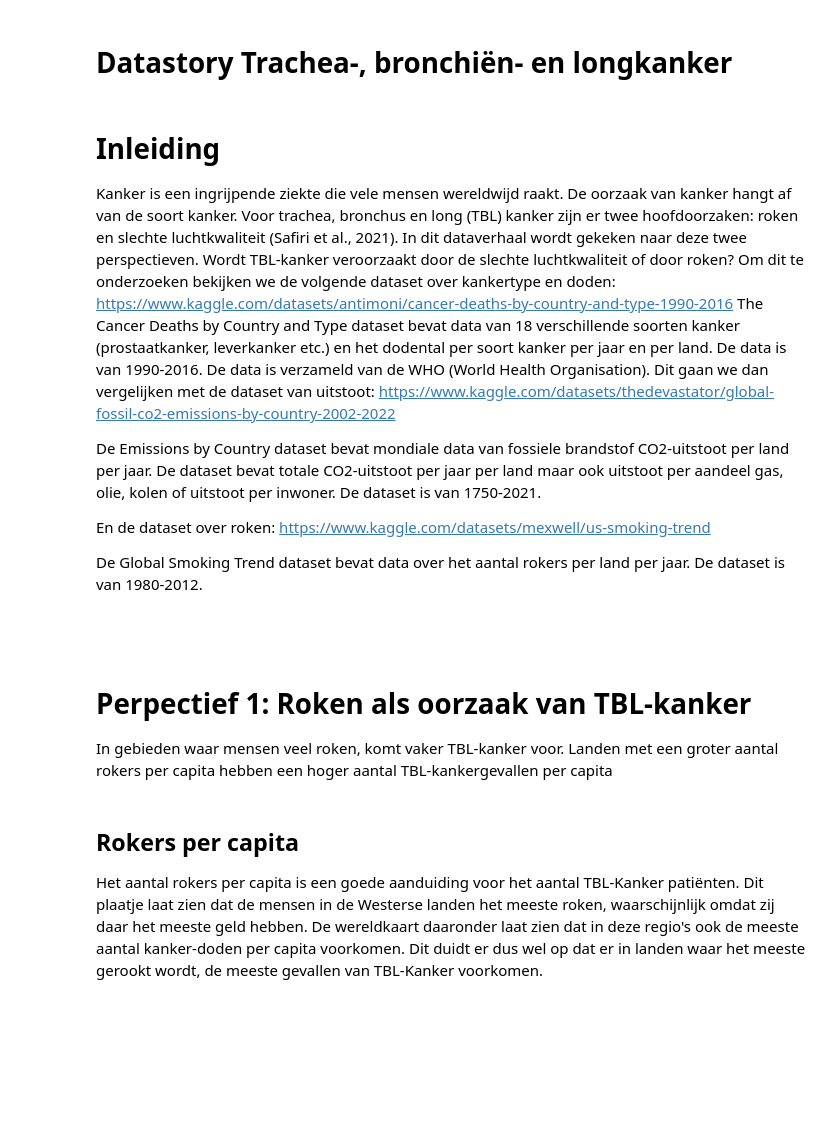
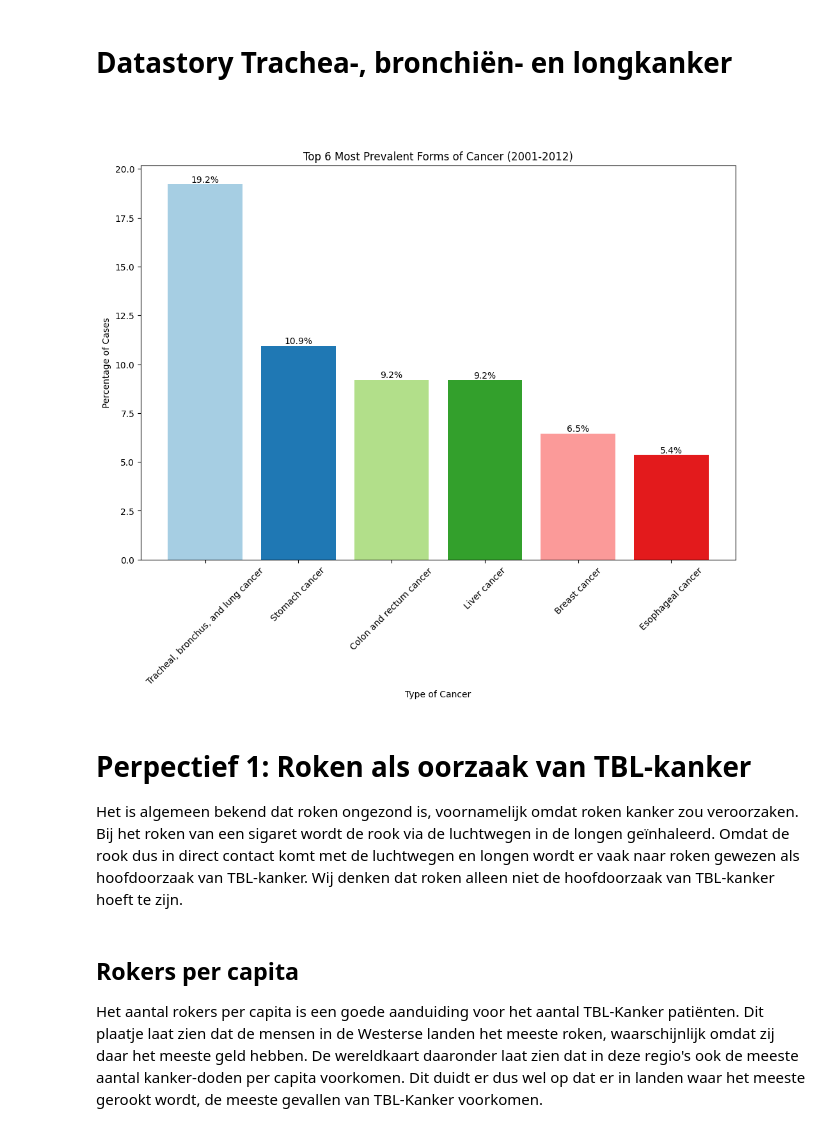
Before and after one commit to PJWVDH/infovis-g6-repo, a Jupyter notebook: docs/notebook.ipynb, the cells around one changed output. Cells and saved outputs as stored; diff of their text form; code cells hidden in the pictures; blank space fills up the shorter version.

```diff
--- a/docs/notebook.ipynb
+++ b/docs/notebook.ipynb
@@ -1,20 +1,5 @@
 # %% [markdown]
 # Datastory Trachea-, bronchiën- en longkanker
-# %% [markdown]
-# Inleiding
-
-Kanker is een ingrijpende ziekte die vele mensen wereldwijd raakt. De oorzaak van kanker hangt af van de soort kanker. Voor trachea, bronchus en long (TBL) kanker zijn er  twee hoofdoorzaken: roken en slechte luchtkwaliteit (Safiri et al., 2021). In dit dataverhaal wordt gekeken naar deze twee perspectieven. Wordt TBL-kanker veroorzaakt door de slechte luchtkwaliteit of door roken?
-Om dit te onderzoeken bekijken we de volgende dataset over kankertype en doden: https://www.kaggle.com/datasets/antimoni/cancer-deaths-by-country-and-type-1990-2016
-The Cancer Deaths by Country and Type dataset bevat data van 18 verschillende soorten kanker (prostaatkanker, leverkanker etc.) en het dodental per soort kanker per jaar en per land. De data is van 1990-2016. De data is verzameld van de WHO (World Health Organisation).
-Dit gaan we dan vergelijken met de dataset van uitstoot:
-https://www.kaggle.com/datasets/thedevastator/global-fossil-co2-emissions-by-country-2002-2022
-
-De Emissions by Country dataset bevat mondiale data van fossiele brandstof CO2-uitstoot per land per jaar. De dataset bevat totale CO2-uitstoot per jaar per land maar ook uitstoot per aandeel gas, olie, kolen of uitstoot per inwoner. De dataset is van 1750-2021.
-
-En de dataset over roken:
-https://www.kaggle.com/datasets/mexwell/us-smoking-trend
-
-De Global Smoking Trend dataset bevat data over het aantal rokers per land per jaar. De dataset is van 1980-2012.
 # %% [markdown]
 #
 # %%
@@ -25,10 +10,55 @@ import plotly.graph_objs as go
 import matplotlib.pyplot as plt
 import seaborn as sns
 from plotly.subplots import make_subplots
-# %% [markdown]
-# Perpectief 1: Roken als oorzaak van TBL-kanker
-
-In gebieden waar mensen veel roken, komt vaker TBL-kanker voor. Landen met een groter aantal rokers per capita hebben een hoger aantal TBL-kankergevallen per capita
+# %%
+# Load the CSV file
+file_path = 'csv/CancerDeaths.csv'
+cancer_data = pd.read_csv(file_path)
+
+# Trim any whitespace from the column names
+cancer_data.columns = cancer_data.columns.str.strip()
+
+# Filter data for the years 2001-2012
+filtered_data = cancer_data[(cancer_data['Year'] >= 2001) & (cancer_data['Year'] <= 2012)]
+
+# Select columns related to cancer types (exclude Country, Code, and Year columns)
+cancer_types = cancer_data.columns[3:]
+
+# Sum the cases for each type of cancer over the filtered years
+cancer_sums = filtered_data[cancer_types].sum()
+
+# Sort the sums in descending order to get the most prevalent forms of cancer
+sorted_cancer_sums = cancer_sums.sort_values(ascending=False)
+
+# Select the top 6 most prevalent forms of cancer
+top_6_cancers = sorted_cancer_sums.head(6)
+
+# Calculate the total number of cancer cases for percentage calculation
+total_cancer_cases = cancer_sums.sum()
+
+# Calculate the percentage for each of the top 6 cancers
+top_6_percentages = (top_6_cancers / total_cancer_cases) * 100
+
+# Plotting the bar chart
+plt.figure(figsize=(12, 8))
+bars = plt.bar(top_6_cancers.index, top_6_percentages, color=plt.cm.Paired(range(6)))
+
+# Adding percentages on top of the bars
+for bar, percentage in zip(bars, top_6_percentages):
+    height = bar.get_height()
+    plt.text(bar.get_x() + bar.get_width() / 2, height, f'{percentage:.1f}%', ha='center', va='bottom')
+
+plt.xlabel('Type of Cancer')
+plt.ylabel('Percentage of Cases')
+plt.title('Top 6 Most Prevalent Forms of Cancer (2001-2012)')
+plt.xticks(rotation=45)
+plt.show()
+# %% [output]
+[figure, added]
+# %% [markdown]
+# Perpectief 1: Roken als oorzaak van TBL-kanker
+
+Het is algemeen bekend dat roken ongezond is, voornamelijk omdat roken kanker zou veroorzaken. Bij het roken van een sigaret wordt de rook via de luchtwegen in de longen geïnhaleerd. Omdat de rook dus in direct contact komt met de luchtwegen en longen wordt er vaak naar roken gewezen als hoofdoorzaak van TBL-kanker. Wij denken dat roken alleen niet de hoofdoorzaak van TBL-kanker hoeft te zijn.
 # %% [markdown]
 ## Rokers per capita
 
```
Also changed, not shown: parts of 6 cells of this notebook, 21 other files.
